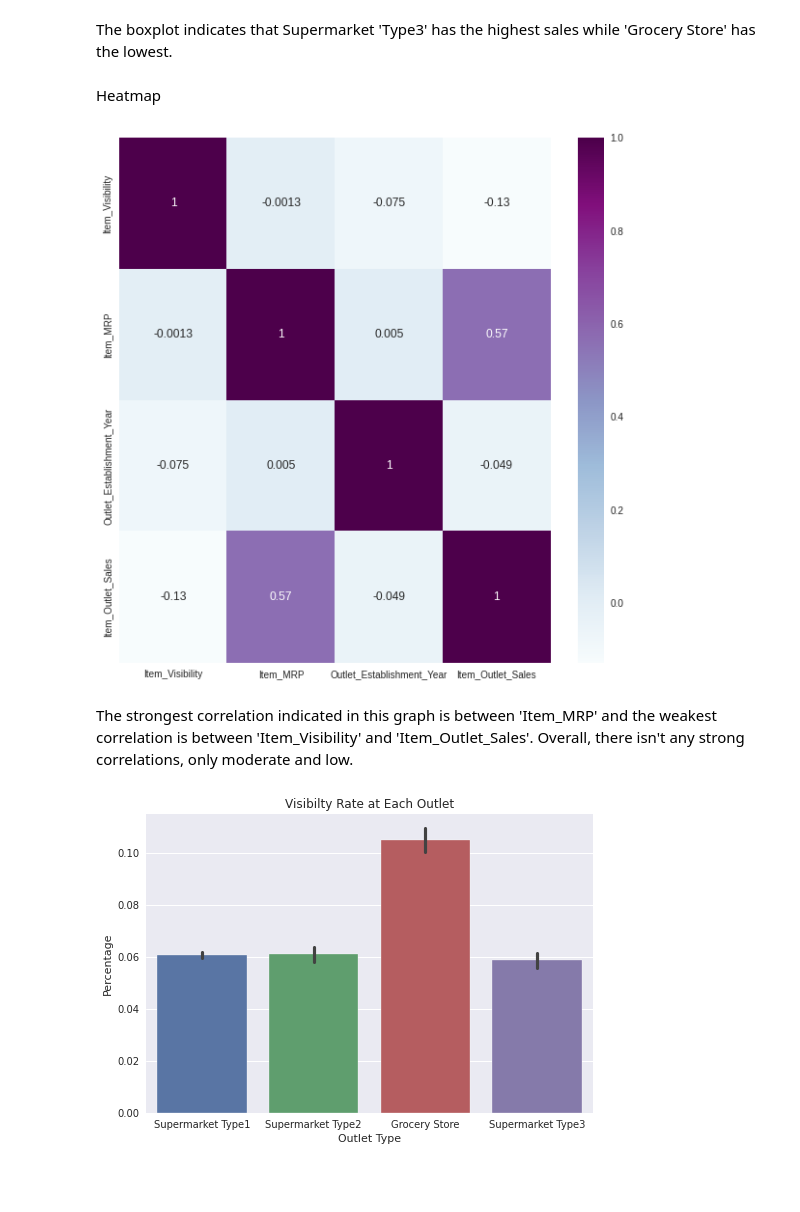
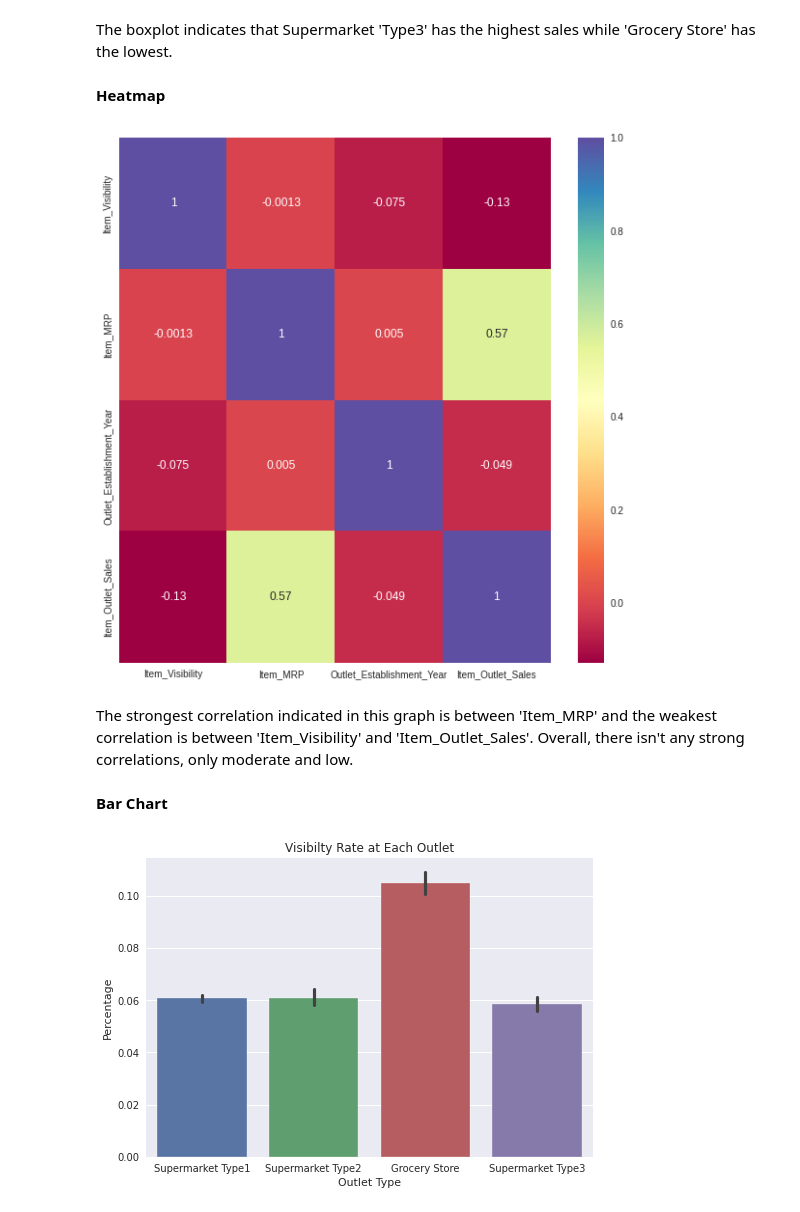
Before and after one commit to julianasaha/food-sales-predications, a Jupyter notebook: Food_sales_predictions.ipynb, the cells around one changed output. Saved outputs shown, nothing was run; the diff lists cells and outputs as text; code cells hidden in the pictures; blank space fills up the shorter version.

```diff
--- a/Food_sales_predictions.ipynb
+++ b/Food_sales_predictions.ipynb
@@ -146,16 +153,18 @@ sns.boxplot(data=df, x='Item_Outlet_Sales', y='Outlet_Type',
 # %% [markdown]
 The boxplot indicates that Supermarket 'Type3' has the highest sales while 'Grocery Store' has the lowest.
-# %% [markdown]
-Heatmap
+# %% [markdown]
+**Heatmap**
 # %%
-#find the correlation coefficients between two variables
+# Find the correlation coefficients between two variables
 corr = df.corr()
 plt.figure(figsize=(10,10))
-sns.heatmap(corr, cmap='BuPu', annot=True,);
+sns.heatmap(corr, cmap='Spectral', annot=True, );
 # %% [output]
-[figure, old version]
+[figure, new version]
 # %% [markdown]
 The strongest correlation indicated in this graph is between 'Item_MRP' and the weakest correlation is between 'Item_Visibility' and 'Item_Outlet_Sales'. Overall, there isn't any strong correlations, only moderate and low.
+# %% [markdown]
+**Bar Chart**
 # %%
 #graph the visibilty rate at each store
 ax = sns.barplot(data= df, x= 'Outlet_Type', y= 'Item_Visibility');
```
Also changed, not shown: parts of 51 cells of this notebook.
